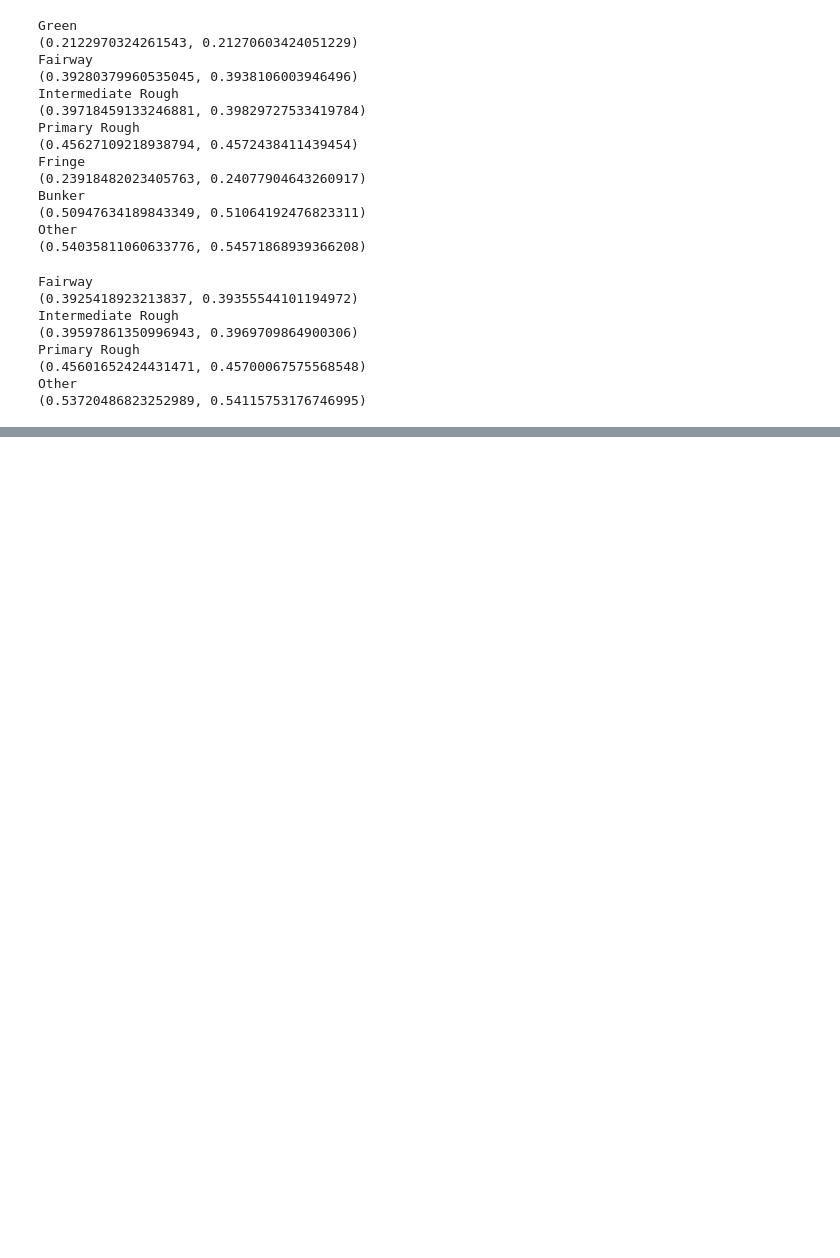
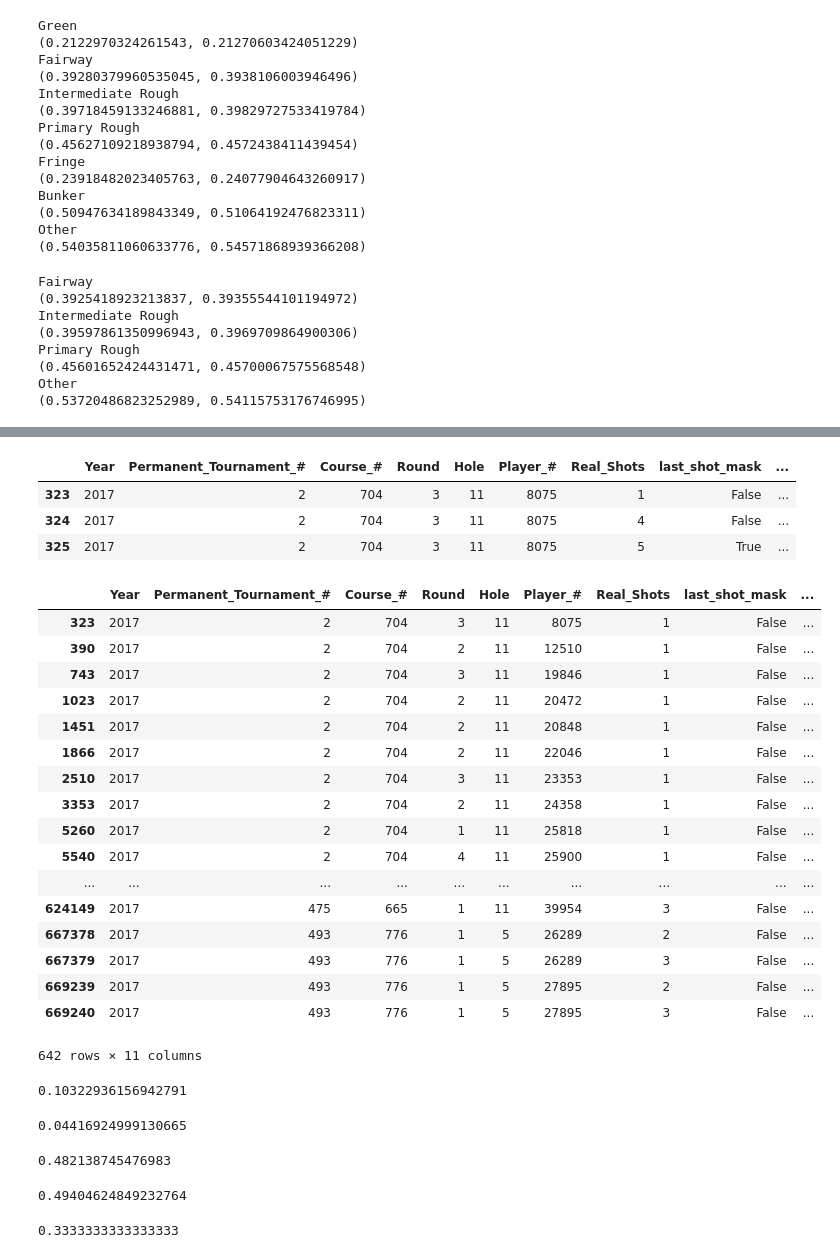
Before and after one commit to adamwlev/StrokesGained2, a Jupyter notebook: Exploration/Untitled7.ipynb, the cells around one changed output, grey strips where cells are left out. Drawn from its saved outputs; the diff is of its cells as text; code cells hidden in the pictures; blank space fills up the shorter version.

```diff
--- a/Exploration/Untitled7.ipynb
+++ b/Exploration/Untitled7.ipynb
@@ -77,0 +213,50 @@ Other
+# %%
+mask = (data['Course_#']==704) & (data.Round==3) & (data.Hole==11) & (data['Player_#']==8075)
+data.loc[mask,cols]
+# %% [output]
+|  | Year | Permanent_Tournament_# | Course_# | Round | Hole | Player_# | Real_Shots | last_shot_mask | ... |
+| 323 | 2017 | 2 | 704 | 3 | 11 | 8075 | 1 | False | ... |
+| 324 | 2017 | 2 | 704 | 3 | 11 | 8075 | 4 | False | ... |
+| 325 | 2017 | 2 | 704 | 3 | 11 | 8075 | 5 | True | ... |
+# %%
+cols = shot_id_cols+['last_shot_mask','Difficulty_Start','Difficulty_End','Strokes_Gained']
+data.loc[data.Strokes_Gained.isnull(),cols]
+# %% [output]
+|  | Year | Permanent_Tournament_# | Course_# | Round | Hole | Player_# | Real_Shots | last_shot_mask | ... |
+| 323 | 2017 | 2 | 704 | 3 | 11 | 8075 | 1 | False | ... |
+| 390 | 2017 | 2 | 704 | 2 | 11 | 12510 | 1 | False | ... |
+| 743 | 2017 | 2 | 704 | 3 | 11 | 19846 | 1 | False | ... |
+| 1023 | 2017 | 2 | 704 | 2 | 11 | 20472 | 1 | False | ... |
+| 1451 | 2017 | 2 | 704 | 2 | 11 | 20848 | 1 | False | ... |
+| 1866 | 2017 | 2 | 704 | 2 | 11 | 22046 | 1 | False | ... |
+| 2510 | 2017 | 2 | 704 | 3 | 11 | 23353 | 1 | False | ... |
+| 3353 | 2017 | 2 | 704 | 2 | 11 | 24358 | 1 | False | ... |
+| 5260 | 2017 | 2 | 704 | 1 | 11 | 25818 | 1 | False | ... |
+| 5540 | 2017 | 2 | 704 | 4 | 11 | 25900 | 1 | False | ... |
+| ... | ... | ... | ... | ... | ... | ... | ... | ... | ... |
+| 624149 | 2017 | 475 | 665 | 1 | 11 | 39954 | 3 | False | ... |
+| 667378 | 2017 | 493 | 776 | 1 | 5 | 26289 | 2 | False | ... |
+| 667379 | 2017 | 493 | 776 | 1 | 5 | 26289 | 3 | False | ... |
+| 669239 | 2017 | 493 | 776 | 1 | 5 | 27895 | 2 | False | ... |
+| 669240 | 2017 | 493 | 776 | 1 | 5 | 27895 | 3 | False | ... |
+642 rows × 11 columns
+# %%
+data.Strokes_Gained.isnull().mean()
+# %% [output]
+0.10322936156942791
+# %%
+((((7825.329000-7830.172000)**2 + (6329.044000-6339.458911)**2)**.5) - 132/12.0)/(132/12.0)
+# %% [output]
+0.04416924999130665
+# %%
+((((7825.329000-7825.295527)**2 + (6338.966000-6339.458911)**2)**.5) - 4/12.0)/(4/12.0)
+# %% [output]
+0.482138745476983
+# %%
+((7825.329000-7825.295527)**2 + (6338.966000-6339.458911)**2)**.5
+# %% [output]
+0.49404624849232764
+# %%
+4/12.0
+# %% [output]
+0.3333333333333333
```
Also changed, not shown: parts of 24 cells of this notebook, 7 other files.
